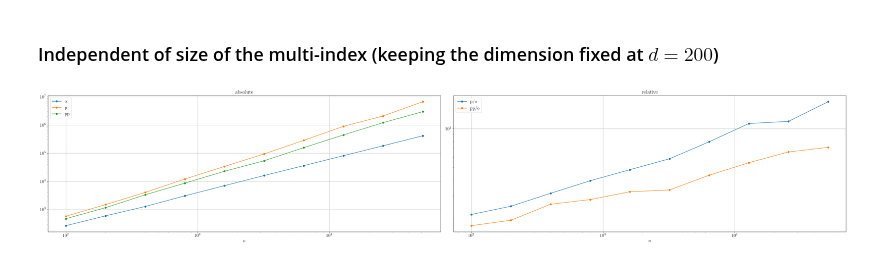
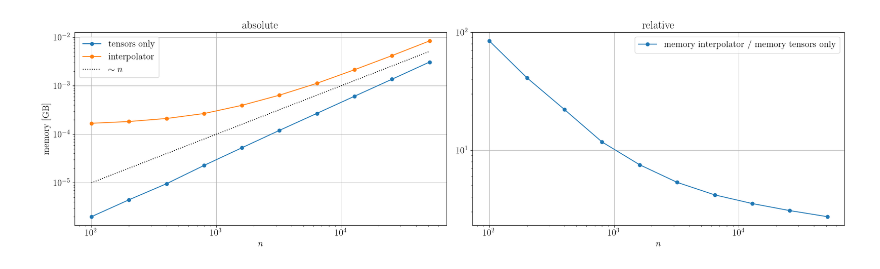
Before and after one commit to JoWestermann/smolyax, a Jupyter notebook: notebooks/smolyak_memory.ipynb, the cells around one changed output. Saved outputs shown, nothing was run; the diff lists cells and outputs as text; code cells hidden in the pictures.

Commit message:
Update on memory notebook

```diff
--- a/notebooks/smolyak_memory.ipynb
+++ b/notebooks/smolyak_memory.ipynb
@@ -54,20 +34,0 @@ def size_pp(indxs, k, t, d) : # using both permutation and padding
-# %%
-d_list = [10, 20, 40, 80, 160, 320, 640, 1250, 2500]
-results = np.zeros((len(d_list), 3))
-
-n = 5000
-for i, d in enumerate(d_list) :
-    k = [np.log((2+j)/np.log(2)) for j in range(d)]
-    node_gen = nodes.Leja(dim=d)
-    t = indices.find_approximate_threshold(k, n, nested=node_gen.is_nested)
-    indxs = indices.indexset(k, t)
-    results[i] = size_o(indxs, k, t, d), size_p(indxs, k, t, d), size_pp(indxs, k, t, d)
-# %%
-fig, axs = plt.subplots(1,2)
-axs[0].loglog(d_list, results[:, 0], marker='o', label='o')
-axs[0].loglog(d_list, results[:, 1], marker='o', label='p')
-axs[0].loglog(d_list, results[:, 2], marker='o', label='pp')
-axs[1].loglog(d_list, results[:, 1]/results[:, 0], marker='o', label='p/o')
-axs[1].loglog(d_list, results[:, 2]/results[:, 0], marker='o', label='pp/o')
-for ax, title in zip(axs, ['absolute', 'relative', ]): ax.set_xlabel(r'$d$'); ax.set_ylabel(r'$d$'); ax.grid(); ax.set_title(title); ax.legend()
-plt.tight_layout()
@@ -76,24 +35,23 @@ plt.tight_layout()
-# %% [markdown]
-### Independent of size of the multi-index (keeping the dimension fixed at $d=200$)
 # %%
 n_list = [100, 200, 400, 800, 1600, 3200, 6400, 12800, 25600, 51200]
-results = np.zeros((len(n_list), 3))
+results = np.zeros((len(n_list), 2))
 
 d = 200
 for i, n in enumerate(n_list) :
+    node_gen = nodes.Leja(dim=d)
     k = [np.log((2+j)/np.log(2)) for j in range(d)]
-    node_gen = nodes.Leja(dim=d)
     t = indices.find_approximate_threshold(k, n, nested=node_gen.is_nested)
-    indxs = indices.indexset(k, t)
-    results[i] = size_o(indxs, k, t, d), size_p(indxs, k, t, d), size_pp(indxs, k, t, d)
+
+    results[i][0] = size_tensors(k, t, d)
+    results[i][1] = size_interpolator(node_gen, k, t)
 # %%
-fig, axs = plt.subplots(1,2)
-axs[0].loglog(n_list, results[:, 0], marker='o', label='o')
-axs[0].loglog(n_list, results[:, 1], marker='o', label='p')
-axs[0].loglog(n_list, results[:, 2], marker='o', label='pp')
-axs[1].loglog(n_list, results[:, 1]/results[:, 0], marker='o', label='p/o')
-axs[1].loglog(n_list, results[:, 2]/results[:, 0], marker='o', label='pp/o')
+fig, axs = plt.subplots(1,2, figsize=(20,6))
+axs[0].loglog(n_list, results[:, 0], marker='o', label='tensors only')
+axs[0].loglog(n_list, results[:, 1], marker='o', label='interpolator')
+axs[0].loglog(n_list, np.array(n_list) * 1e-7, 'k:', label=r'$\sim n$')
+axs[1].loglog(n_list, results[:, 1]/results[:, 0], marker='o', label='memory interpolator / memory tensors only')
 for ax, title in zip(axs, ['absolute', 'relative', ]): ax.set_xlabel(r'$n$'); ax.grid(); ax.set_title(title); ax.legend()
+axs[0].set_ylabel('memory [GB]')
 plt.tight_layout()
 # %% [output]
-[figure, old version]
+[figure, new version]
```
Also changed, not shown: parts of 4 cells of this notebook.
